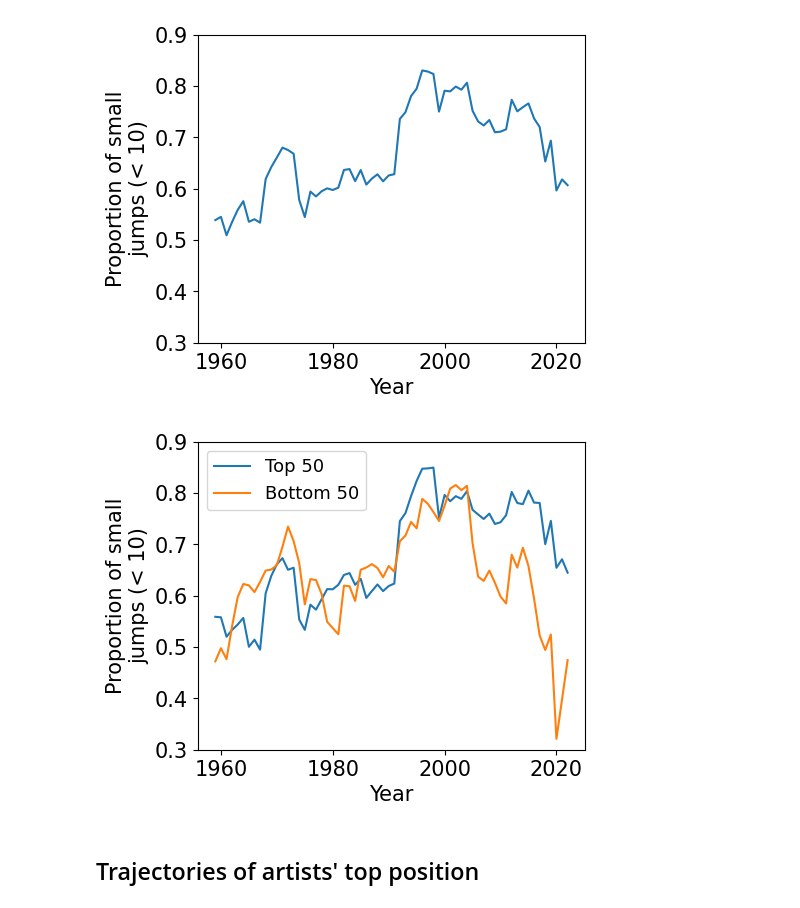
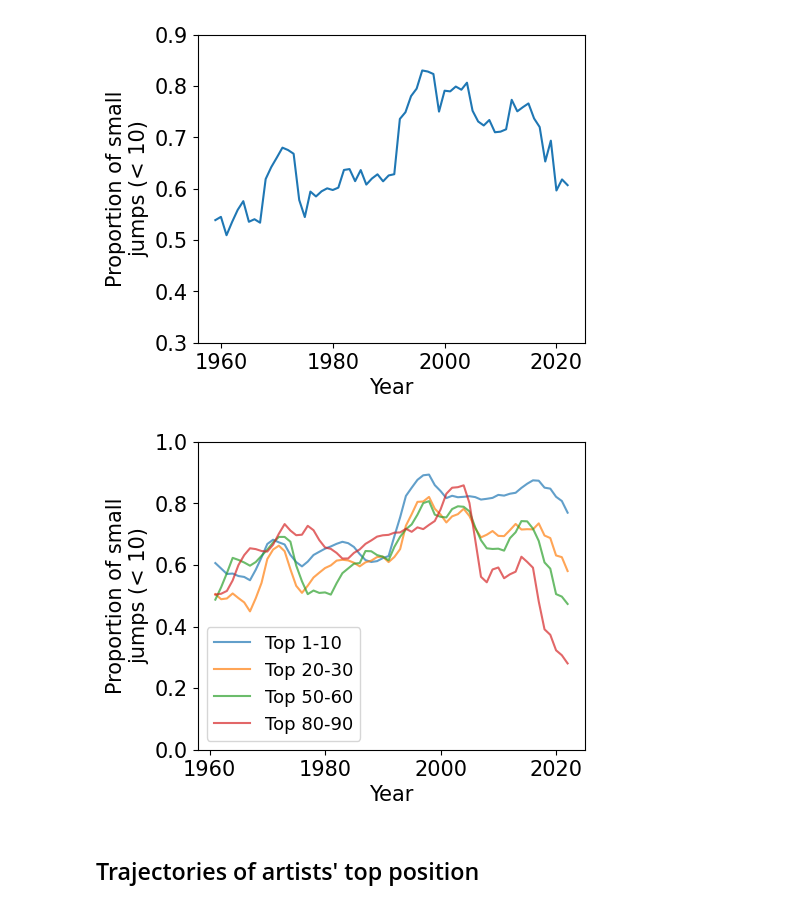
Before and after one commit to martalech/pop_charts_dynamics, a Jupyter notebook: hitmakers_analysis.ipynb, the cells around one changed output. Cells and saved outputs as stored; diff of their text form; code cells hidden in the pictures.

```diff
--- a/hitmakers_analysis.ipynb
+++ b/hitmakers_analysis.ipynb
@@ -323,23 +323,29 @@ plt.show()
 # %%
 plt.figure(figsize=(5, 4))
 
-diffusion_jumps_top_50 = []
-diffusion_jumps_bottom_50 = []
+diffusion_jumps_top_10 = []
+diffusion_jumps_top_20_30 = []
+diffusion_jumps_top_50_60 = []
+diffusion_jumps_top_80_90 = []
 for year in range(1959, 2023):
     songs_from_year = billboard_hot_100[billboard_hot_100["year"] == year]
-    diffusion_jumps_top_50.append(songs_from_year[songs_from_year["top_position"] <= 50]["diffusion_jump"].mean())
-    diffusion_jumps_bottom_50.append(songs_from_year[songs_from_year["top_position"] > 50]["diffusion_jump"].mean())
+    diffusion_jumps_top_10.append(songs_from_year[songs_from_year["top_position"] <= 10]["diffusion_jump"].mean())
+    diffusion_jumps_top_20_30.append(songs_from_year[(songs_from_year["top_position"] > 20) & (songs_from_year["top_position"] <= 30)]["diffusion_jump"].mean())
+    diffusion_jumps_top_50_60.append(songs_from_year[(songs_from_year["top_position"] > 50) & (songs_from_year["top_position"] <= 60)]["diffusion_jump"].mean())
+    diffusion_jumps_top_80_90.append(songs_from_year[(songs_from_year["top_position"] > 80) & (songs_from_year["top_position"] <= 90)]["diffusion_jump"].mean())
 
-plt.plot(range(1959, 2023), diffusion_jumps_top_50, label="Top 50")
-plt.plot(range(1959, 2023), diffusion_jumps_bottom_50, label="Bottom 50")
+plt.plot(range(1959, 2023)[2:], moving_average(diffusion_jumps_top_10, 3), label="Top 1-10", alpha=0.7)
+plt.plot(range(1959, 2023)[2:], moving_average(diffusion_jumps_top_20_30, 3), label="Top 20-30", alpha=0.7)
+plt.plot(range(1959, 2023)[2:], moving_average(diffusion_jumps_top_50_60, 3), label="Top 50-60", alpha=0.7)
+plt.plot(range(1959, 2023)[2:], moving_average(diffusion_jumps_top_80_90, 3), label="Top 80-90", alpha=0.7)
 plt.xlabel("Year")
 plt.ylabel("Proportion of small\njumps (< 10)")
-plt.ylim(0.3, 0.9)
-plt.legend(fontsize=13, loc="upper left")
+plt.ylim([0, 1])
+plt.legend(fontsize=13, loc="lower left")
 plt.savefig(f'figures/position_change_over_years_50.pdf', format="pdf", bbox_inches='tight')
 plt.show()
 # %% [output]
-[figure, old version]
+[figure, new version]
 # %% [markdown]
 ## Trajectories of artists' top position
 # %%
```
Also changed, not shown: 6 other files.
